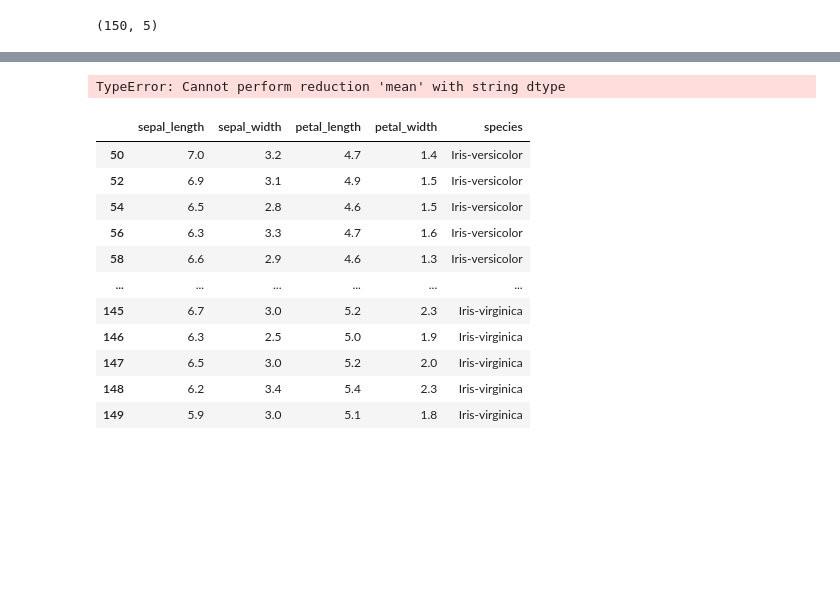
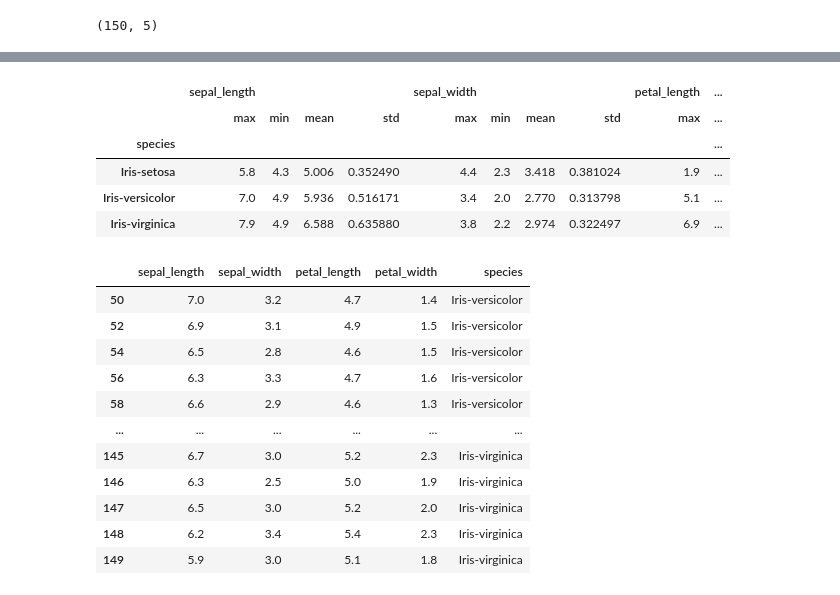
Before and after one commit to mehar530347/Data_Science, a Jupyter notebook: pandas/assignment1.ipynb, the cells around one changed output, grey strips where cells are left out. Cells and saved outputs as stored; diff of their text form; code cells hidden in the pictures; blank space fills up the shorter version.

```diff
--- a/pandas/assignment1.ipynb
+++ b/pandas/assignment1.ipynb
@@ -32,9 +55,12 @@ dtype: object
 # %%
-df.min()
-df.max()
-df.mean()
+df.groupby("species").agg(["max","min","mean","std"])
 # %% [output]
-TypeError: Cannot perform reduction 'mean' with string dtype
+|  | sepal_length |  |  |  | sepal_width |  |  |  | petal_length | ... |
+|  | max | min | mean | std | max | min | mean | std | max | ... |
+| species |  |  |  |  |  |  |  |  |  | ... |
+| Iris-setosa | 5.8 | 4.3 | 5.006 | 0.352490 | 4.4 | 2.3 | 3.418 | 0.381024 | 1.9 | ... |
+| Iris-versicolor | 7.0 | 4.9 | 5.936 | 0.516171 | 3.4 | 2.0 | 2.770 | 0.313798 | 5.1 | ... |
+| Iris-virginica | 7.9 | 4.9 | 6.588 | 0.635880 | 3.8 | 2.2 | 2.974 | 0.322497 | 6.9 | ... |
 # %%
 df[df["petal_length"]>4.5]
 # %% [output]
```
Also changed, not shown: parts of 9 cells of this notebook.
